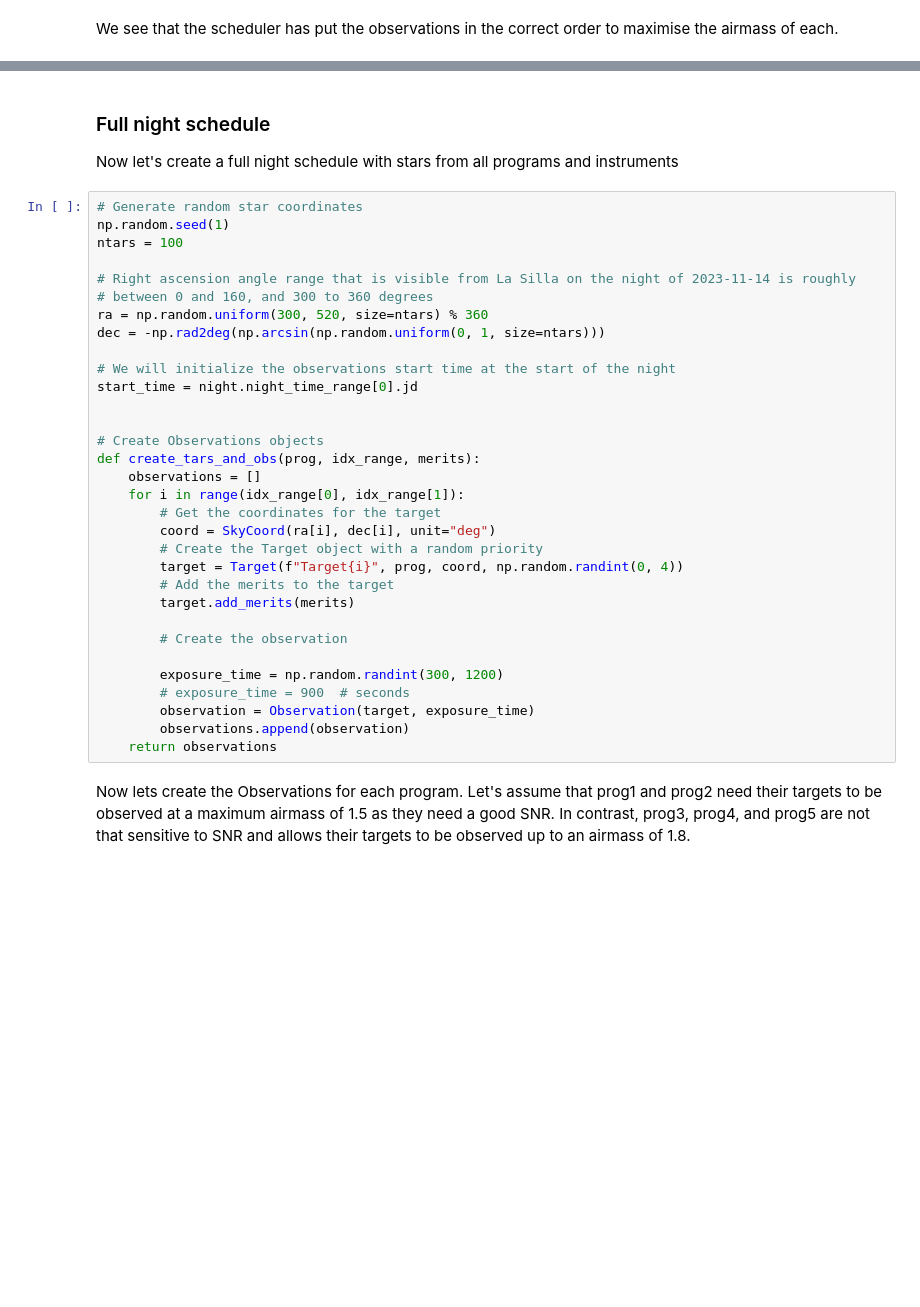
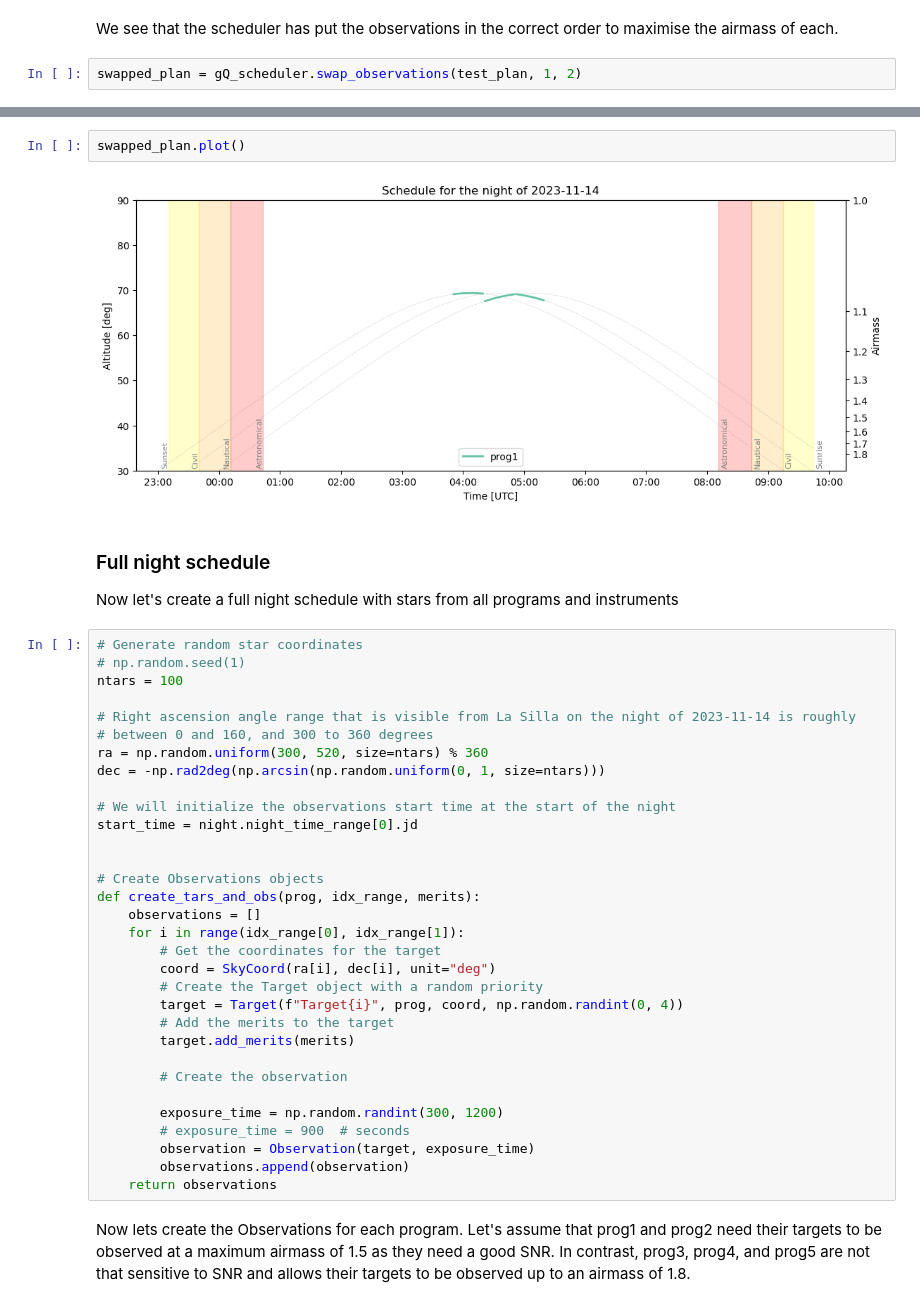
Before and after one commit to nicochunger/SCOPES, a Jupyter notebook: scopes_example.ipynb, the cells around one changed output, grey strips where cells are left out. Drawn from its saved outputs; the diff is of its cells as text; blank space fills up the shorter version.

Commit message:
Tests on notebook

```diff
--- a/scopes_example.ipynb
+++ b/scopes_example.ipynb
@@ -233,3 +244,5 @@ test_plan.plot()
 [figure]
 # %% [markdown]
 We see that the scheduler has put the observations in the correct order to maximise the airmass of each.
+# %%
+swapped_plan = gQ_scheduler.swap_observations(test_plan, 1, 2)
@@ -236,10 +269,14 @@ We see that the scheduler has put the observations in the correct order to maxim
+# %%
+swapped_plan.plot()
+# %% [output]
+[figure, added]
 # %% [markdown]
 ### Full night schedule
 
 Now let's create a full night schedule with stars from all programs and instruments
 # %%
 # Generate random star coordinates
-np.random.seed(1)
+# np.random.seed(1)
 ntars = 100
 
 # Right ascension angle range that is visible from La Silla on the night of 2023-11-14 is roughly
```
Also changed, not shown: parts of 12 cells of this notebook.
